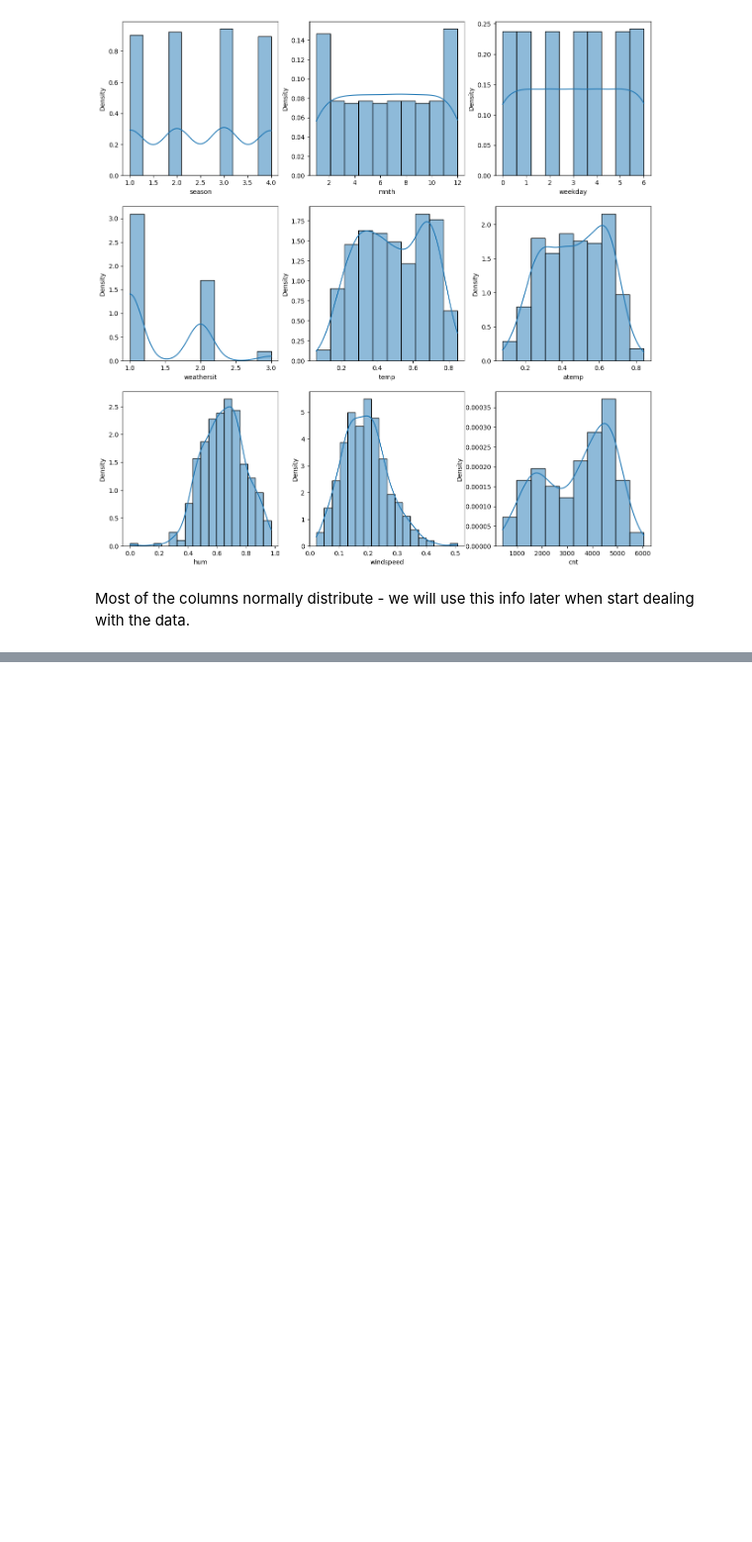
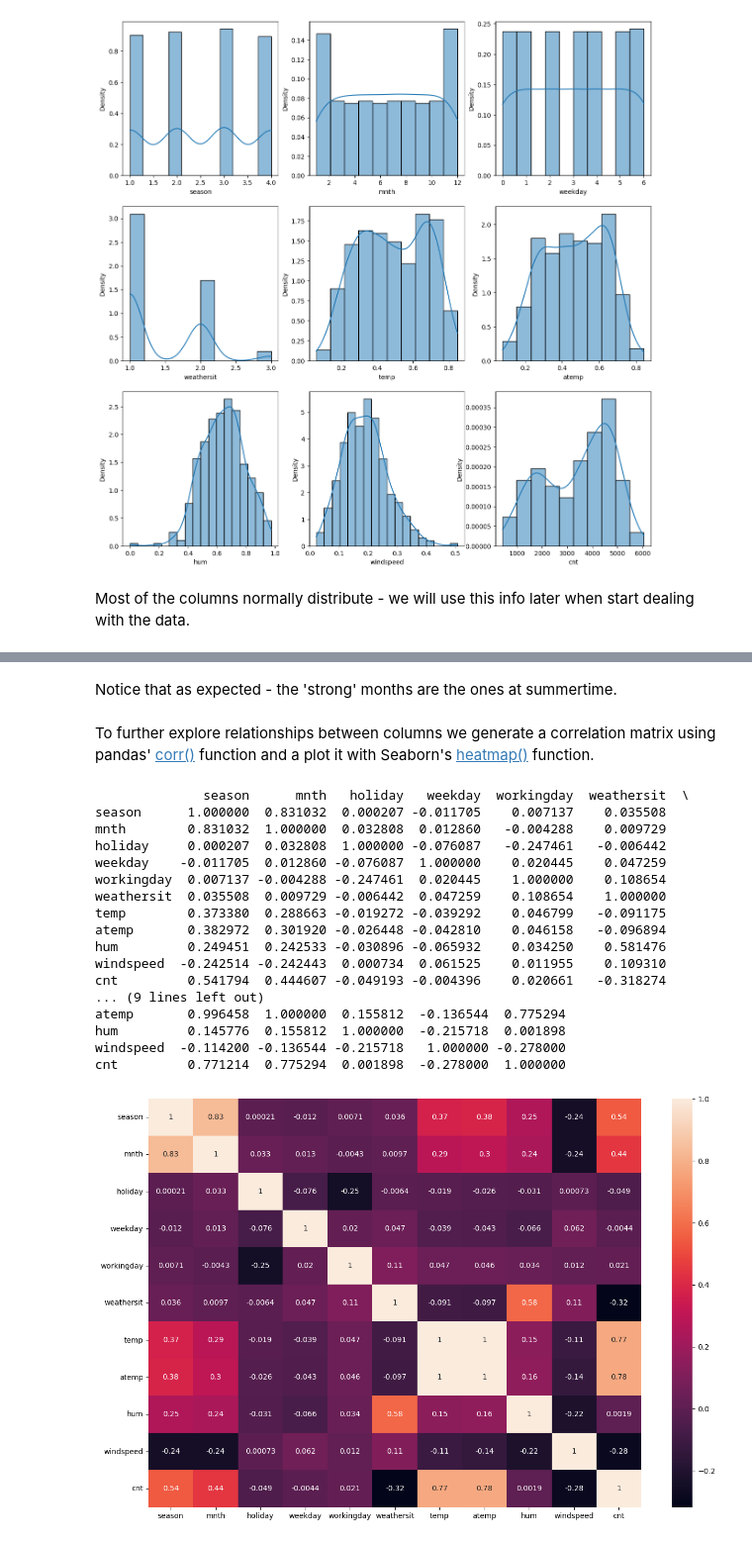
Before and after one commit to OdedHellman/Bike-Sharing-Demand---Kaggle-Competition, a Jupyter notebook: competition_notebook.ipynb, the cells around one changed output, grey strips where cells are left out. Shown at 99% size. Drawn from its saved outputs; the diff is of its cells as text; code cells hidden in the pictures; blank space fills up the shorter version.

```diff
--- a/competition_notebook.ipynb
+++ b/competition_notebook.ipynb
@@ -198,0 +217,32 @@ Most of the columns normally distribute  - we will use this info later when star
+# %% [markdown]
+Notice that as expected - the 'strong' months are the ones at summertime.
+# %% [markdown]
+To further explore relationships between columns we generate a correlation matrix using <br>  pandas' [corr()](https://pandas.pydata.org/docs/reference/api/pandas.DataFrame.corr.html) function and a plot it with Seaborn's [heatmap()](https://seaborn.pydata.org/generated/seaborn.heatmap.html) function.
+# %%
+# Generate and print pairwise correlation of columns
+cm = df.corr()
+print(cm)
+
+# Plot the correlation matrix nicely using Seaborn
+plt.figure(figsize = (15,10))
+sns.heatmap(cm, annot=True);
+plt.show()
+# %% [output]
+              season      mnth   holiday   weekday  workingday  weathersit  \
+season      1.000000  0.831032  0.000207 -0.011705    0.007137    0.035508
+mnth        0.831032  1.000000  0.032808  0.012860   -0.004288    0.009729
+holiday     0.000207  0.032808  1.000000 -0.076087   -0.247461   -0.006442
+weekday    -0.011705  0.012860 -0.076087  1.000000    0.020445    0.047259
+workingday  0.007137 -0.004288 -0.247461  0.020445    1.000000    0.108654
+weathersit  0.035508  0.009729 -0.006442  0.047259    0.108654    1.000000
+temp        0.373380  0.288663 -0.019272 -0.039292    0.046799   -0.091175
+atemp       0.382972  0.301920 -0.026448 -0.042810    0.046158   -0.096894
+hum         0.249451  0.242533 -0.030896 -0.065932    0.034250    0.581476
+windspeed  -0.242514 -0.242443  0.000734  0.061525    0.011955    0.109310
+cnt         0.541794  0.444607 -0.049193 -0.004396    0.020661   -0.318274
+... (9 lines left out)
+atemp       0.996458  1.000000  0.155812  -0.136544  0.775294
+hum         0.145776  0.155812  1.000000  -0.215718  0.001898
+windspeed  -0.114200 -0.136544 -0.215718   1.000000 -0.278000
+cnt         0.771214  0.775294  0.001898  -0.278000  1.000000
+[figure, added]
```
Also changed, not shown: parts of 6 cells of this notebook.
